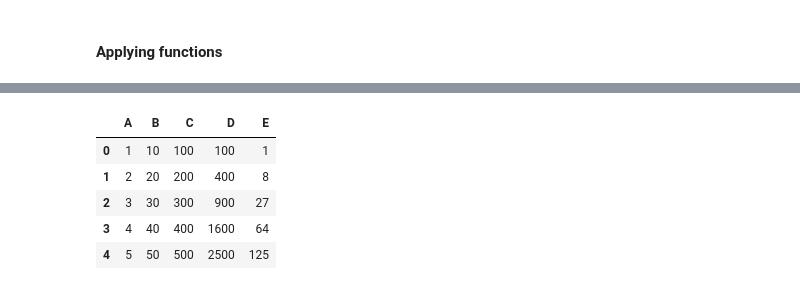
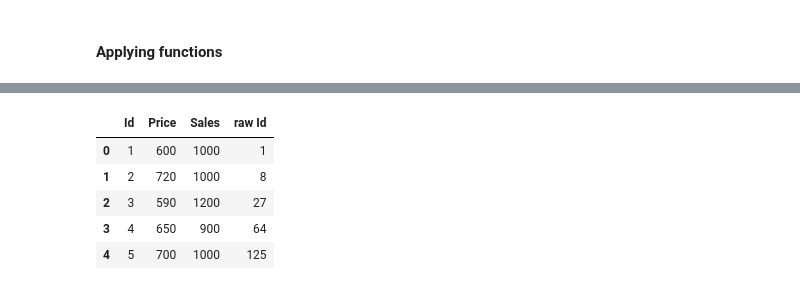
Before and after one commit to dhvanitsavani/Python-AI, a Jupyter notebook: Pandas/basics.ipynb, the cells around one changed output, grey strips where cells are left out. Cells and saved outputs as stored; diff of their text form; code cells hidden in the pictures.

```diff
--- a/Pandas/basics.ipynb
+++ b/Pandas/basics.ipynb
@@ -815,8 +769,8 @@ crosstab_1
 # %%
 df1 = pd.DataFrame({
-    'A': [1, 2, 3, 4, 5],
-    'B': [10, 20, 30, 40, 50],
-    'C': [100, 200, 300, 400, 500]
+    'Id': [1, 2, 3, 4, 5],
+    'Price': [600, 720, 590, 650, 700],
+    'Sales': [1000, 1000, 1200, 900, 1000]
 })
 df1
 # %% [output]
@@ -853,3 +835,0 @@ Name: B, dtype: int64
-# %%
-df1['D'] = df1['B'].apply(square)
-df1
@@ -863,10 +836,10 @@ df1
 # %%
-df1['E'] = df1['A'].apply(lambda x: x**3)
+df1['raw Id'] = df1['Id'].apply(lambda x: x**3)
 df1
 # %% [output]
-|  | A | B | C | D | E |
-| 0 | 1 | 10 | 100 | 100 | 1 |
-| 1 | 2 | 20 | 200 | 400 | 8 |
-| 2 | 3 | 30 | 300 | 900 | 27 |
-| 3 | 4 | 40 | 400 | 1600 | 64 |
-| 4 | 5 | 50 | 500 | 2500 | 125 |
+|  | Id | Price | Sales | raw Id |
+| 0 | 1 | 600 | 1000 | 1 |
+| 1 | 2 | 720 | 1000 | 8 |
+| 2 | 3 | 590 | 1200 | 27 |
+| 3 | 4 | 650 | 900 | 64 |
+| 4 | 5 | 700 | 1000 | 125 |
```
Also changed, not shown: parts of 76 cells of this notebook.
